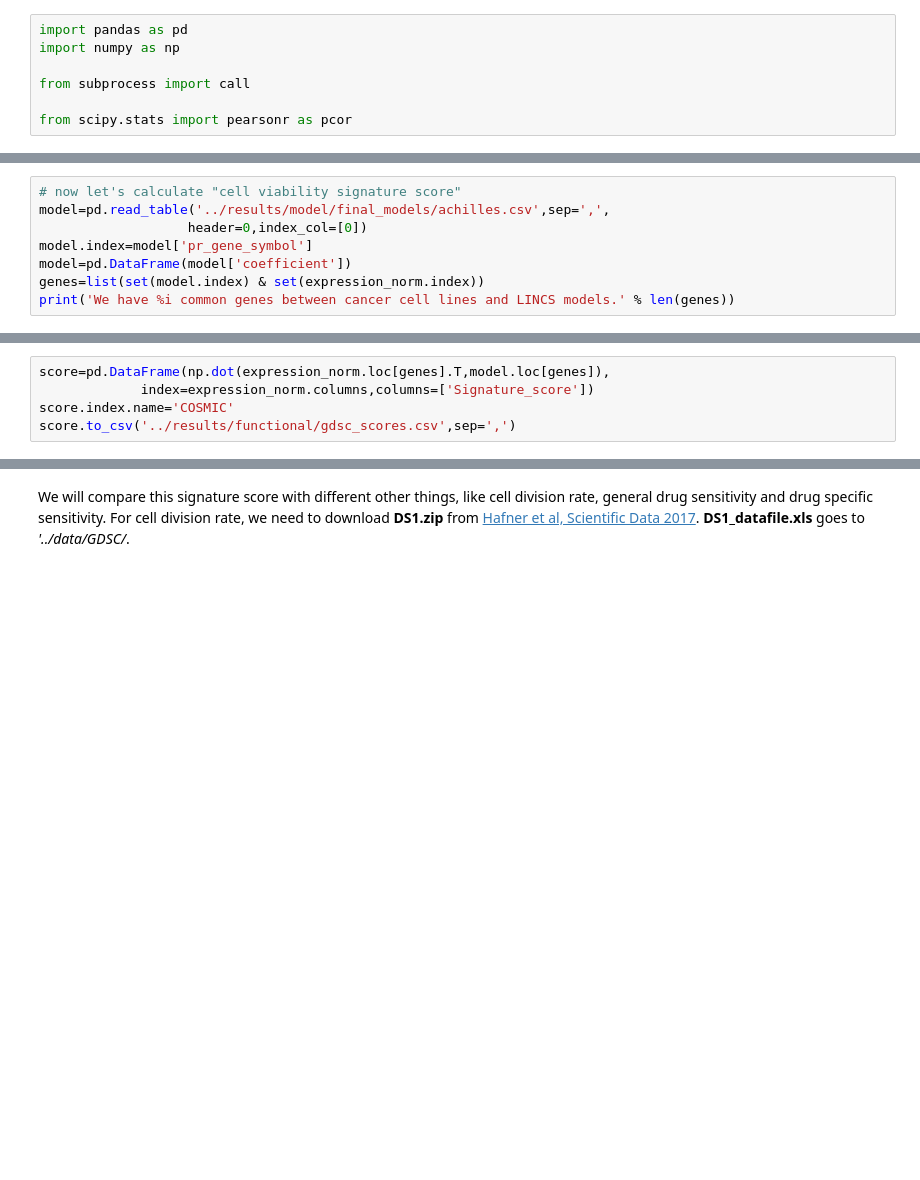
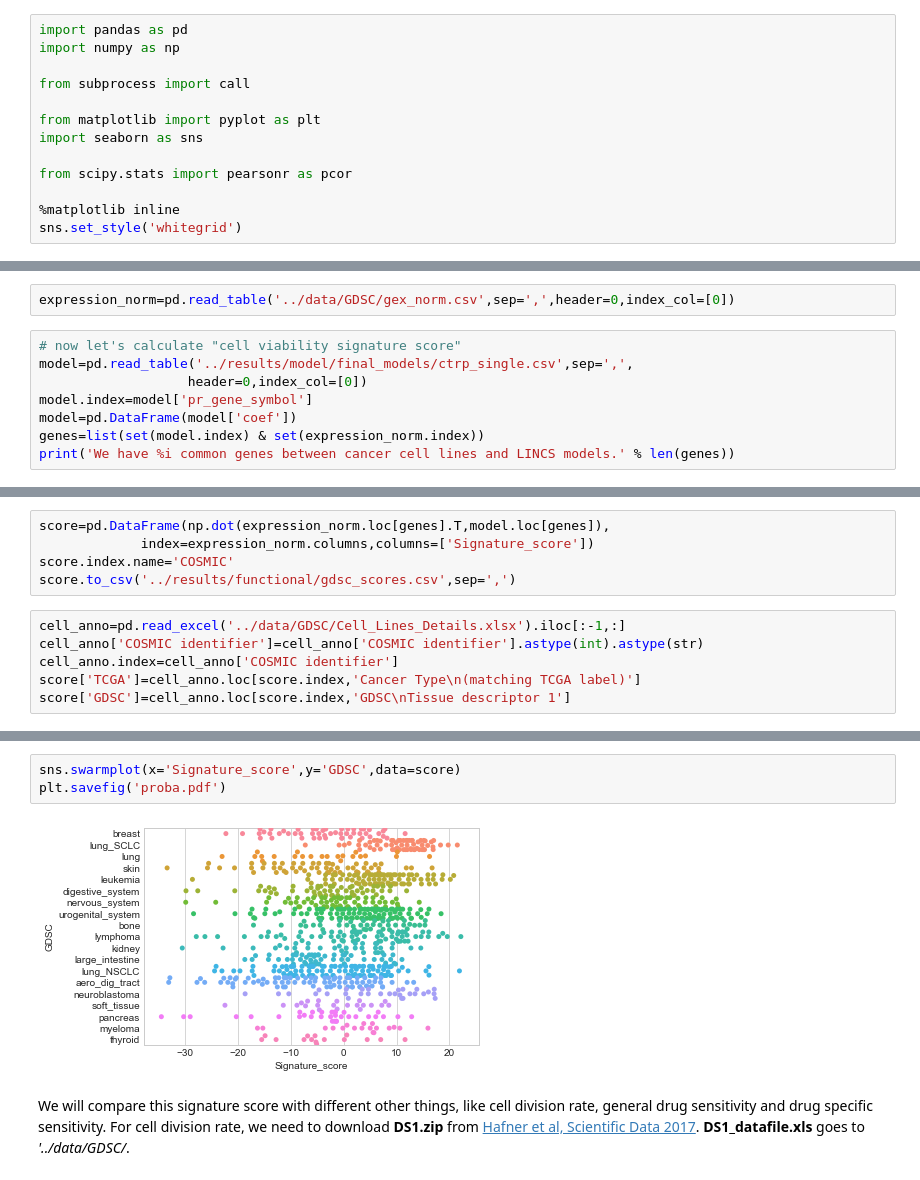
Before and after one commit to bence-szalai/Cell-death-signatures, a Jupyter notebook: code/cell_death_3_functional_analysis.ipynb, the cells around one changed output, grey strips where cells are left out. Drawn from its saved outputs; the diff is of its cells as text; blank space fills up the shorter version.

```diff
--- a/code/cell_death_3_functional_analysis.ipynb
+++ b/code/cell_death_3_functional_analysis.ipynb
@@ -4,7 +4,13 @@ import numpy as np
 
 from subprocess import call
 
+from matplotlib import pyplot as plt
+import seaborn as sns
+
 from scipy.stats import pearsonr as pcor
+
+%matplotlib inline
+sns.set_style('whitegrid')
 # %% [markdown]
 ## Functional genomic analysis
 Here we will analyse the cell death associated signature from functional genomic aspect.
@@ -226,12 +232,14 @@ expression.to_csv('../data/GDSC/gex.csv',sep=',')
 # also normalising the gene expression
 expression_norm=((expression.T-np.mean(expression,1))/np.std(expression,1)).T
 expression_norm.to_csv('../data/GDSC/gex_norm.csv',sep=',')
+# %%
+expression_norm=pd.read_table('../data/GDSC/gex_norm.csv',sep=',',header=0,index_col=[0])
 # %%
 # now let's calculate "cell viability signature score"
-model=pd.read_table('../results/model/final_models/achilles.csv',sep=',',
+model=pd.read_table('../results/model/final_models/ctrp_single.csv',sep=',',
                    header=0,index_col=[0])
 model.index=model['pr_gene_symbol']
-model=pd.DataFrame(model['coefficient'])
+model=pd.DataFrame(model['coef'])
 genes=list(set(model.index) & set(expression_norm.index))
 print('We have %i common genes between cancer cell lines and LINCS models.' % len(genes))
 # %% [output]
@@ -241,3 +249,9 @@ score=pd.DataFrame(np.dot(expression_norm.loc[genes].T,model.loc[genes]),
              index=expression_norm.columns,columns=['Signature_score'])
 score.index.name='COSMIC'
 score.to_csv('../results/functional/gdsc_scores.csv',sep=',')
+# %%
+cell_anno=pd.read_excel('../data/GDSC/Cell_Lines_Details.xlsx').iloc[:-1,:]
+cell_anno['COSMIC identifier']=cell_anno['COSMIC identifier'].astype(int).astype(str)
+cell_anno.index=cell_anno['COSMIC identifier']
+score['TCGA']=cell_anno.loc[score.index,'Cancer Type\n(matching TCGA label)']
+score['GDSC']=cell_anno.loc[score.index,'GDSC\nTissue descriptor 1']
@@ -244,3 +268,8 @@ score.to_csv('../results/functional/gdsc_scores.csv',sep=',')
+# %%
+sns.swarmplot(x='Signature_score',y='GDSC',data=score)
+plt.savefig('proba.pdf')
+# %% [output]
+[figure, added]
 # %% [markdown]
 We will compare this signature score with different other things, like cell division rate, general drug sensitivity and drug specific sensitivity. For cell division rate, we need to download **DS1.zip** from [Hafner et al, Scientific Data 2017](https://datadryad.org/resource/doi:10.5061/dryad.03n60). **DS1_datafile.xls** goes to *'../data/GDSC/*.
 # %%
```
Also changed, not shown: parts of 46 cells of this notebook, 4 other files.
